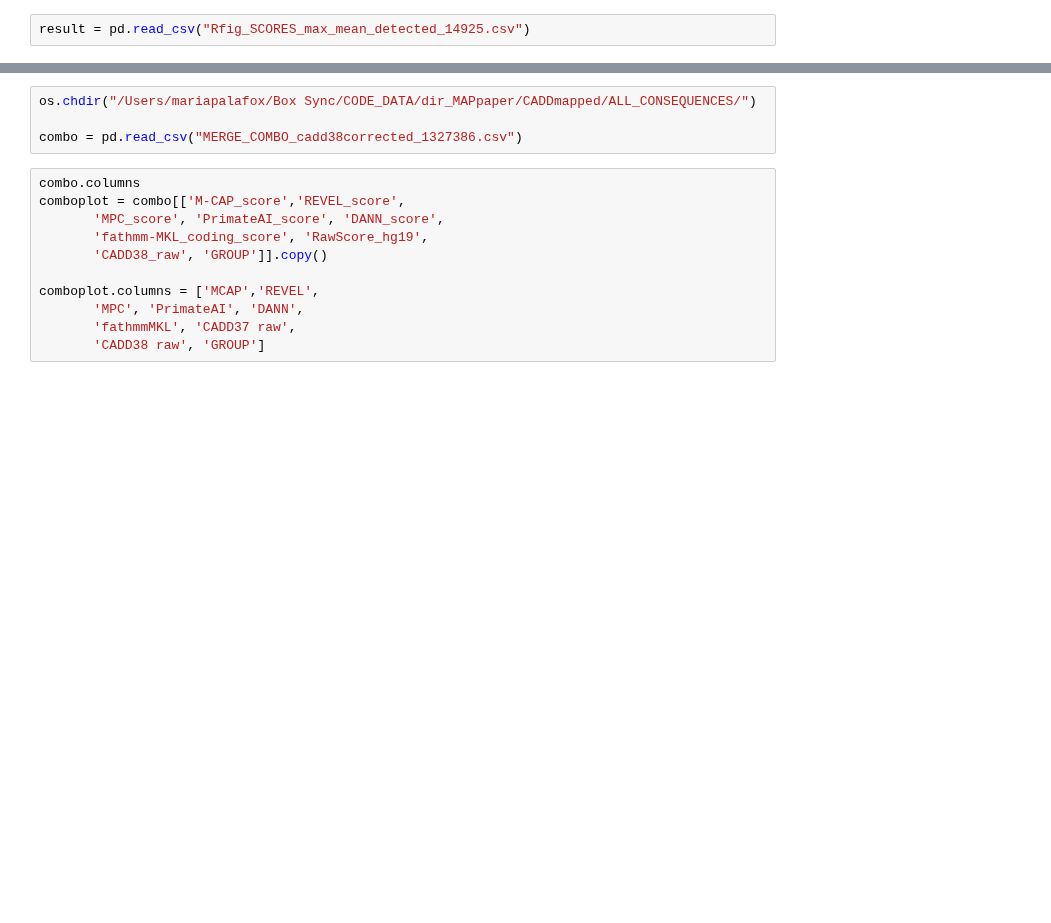
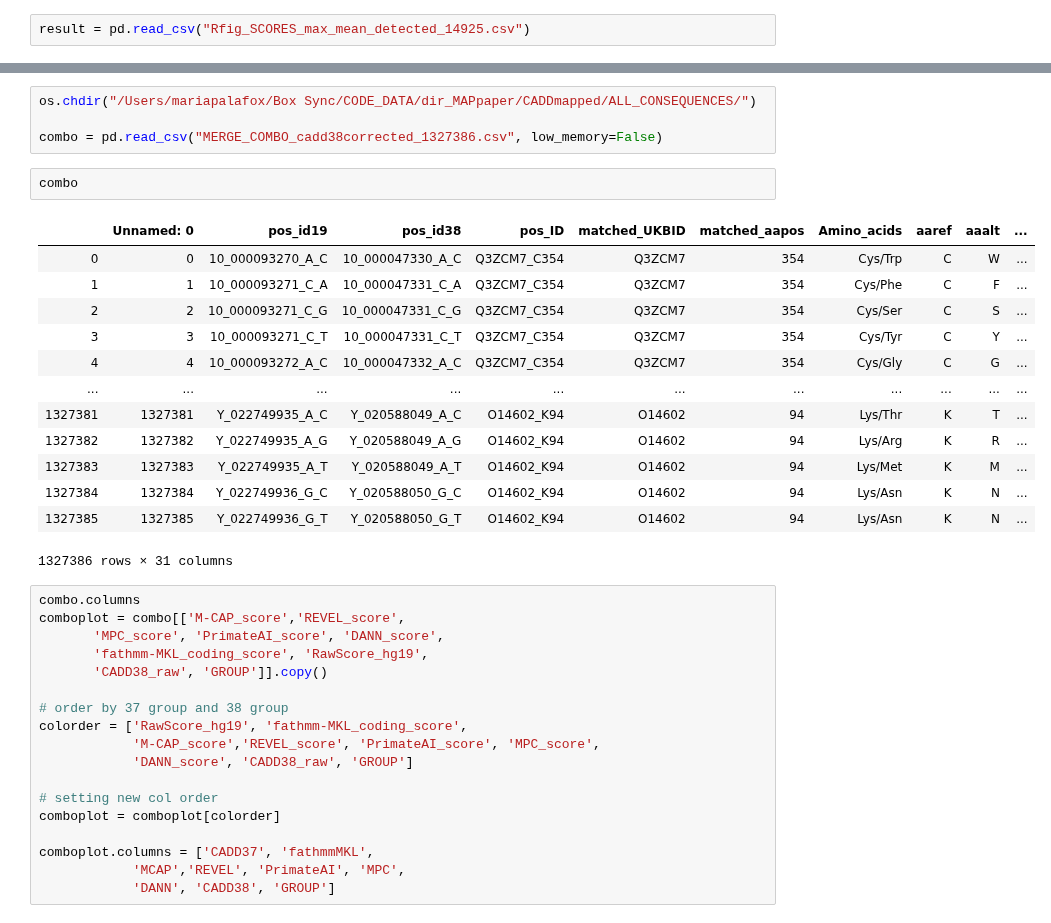
Before and after one commit to Mfpfox/MAPPING, a Jupyter notebook: Rfig_file_filter.ipynb, the cells around one changed output, grey strips where cells are left out. Saved outputs shown, nothing was run; the diff lists cells and outputs as text; blank space fills up the shorter version.

```diff
--- a/Rfig_file_filter.ipynb
+++ b/Rfig_file_filter.ipynb
@@ -1020,7 +1124,23 @@ meanresult.columns = ['MCAP mean','REVEL mean',
 # %%
 os.chdir("/Users/mariapalafox/Box Sync/CODE_DATA/dir_MAPpaper/CADDmapped/ALL_CONSEQUENCES/")
 
-combo = pd.read_csv("MERGE_COMBO_cadd38corrected_1327386.csv")
+combo = pd.read_csv("MERGE_COMBO_cadd38corrected_1327386.csv", low_memory=False)
+# %%
+combo
+# %% [output]
+|  | Unnamed: 0 | pos_id19 | pos_id38 | pos_ID | matched_UKBID | matched_aapos | Amino_acids | aaref | aaalt | ... |
+| 0 | 0 | 10_000093270_A_C | 10_000047330_A_C | Q3ZCM7_C354 | Q3ZCM7 | 354 | Cys/Trp | C | W | ... |
+| 1 | 1 | 10_000093271_C_A | 10_000047331_C_A | Q3ZCM7_C354 | Q3ZCM7 | 354 | Cys/Phe | C | F | ... |
+| 2 | 2 | 10_000093271_C_G | 10_000047331_C_G | Q3ZCM7_C354 | Q3ZCM7 | 354 | Cys/Ser | C | S | ... |
+| 3 | 3 | 10_000093271_C_T | 10_000047331_C_T | Q3ZCM7_C354 | Q3ZCM7 | 354 | Cys/Tyr | C | Y | ... |
+| 4 | 4 | 10_000093272_A_C | 10_000047332_A_C | Q3ZCM7_C354 | Q3ZCM7 | 354 | Cys/Gly | C | G | ... |
+| ... | ... | ... | ... | ... | ... | ... | ... | ... | ... | ... |
+| 1327381 | 1327381 | Y_022749935_A_C | Y_020588049_A_C | O14602_K94 | O14602 | 94 | Lys/Thr | K | T | ... |
+| 1327382 | 1327382 | Y_022749935_A_G | Y_020588049_A_G | O14602_K94 | O14602 | 94 | Lys/Arg | K | R | ... |
+| 1327383 | 1327383 | Y_022749935_A_T | Y_020588049_A_T | O14602_K94 | O14602 | 94 | Lys/Met | K | M | ... |
+| 1327384 | 1327384 | Y_022749936_G_C | Y_020588050_G_C | O14602_K94 | O14602 | 94 | Lys/Asn | K | N | ... |
+| 1327385 | 1327385 | Y_022749936_G_T | Y_020588050_G_T | O14602_K94 | O14602 | 94 | Lys/Asn | K | N | ... |
+1327386 rows × 31 columns
 # %%
 combo.columns
 comboplot = combo[['M-CAP_score','REVEL_score',
@@ -1028,8 +1148,15 @@ comboplot = combo[['M-CAP_score','REVEL_score',
        'fathmm-MKL_coding_score', 'RawScore_hg19',
        'CADD38_raw', 'GROUP']].copy()
 
-comboplot.columns = ['MCAP','REVEL',
-       'MPC', 'PrimateAI', 'DANN',
-       'fathmmMKL', 'CADD37 raw',
-       'CADD38 raw', 'GROUP']
+# order by 37 group and 38 group
+colorder = ['RawScore_hg19', 'fathmm-MKL_coding_score',
+            'M-CAP_score','REVEL_score', 'PrimateAI_score', 'MPC_score',
+            'DANN_score', 'CADD38_raw', 'GROUP']
+
+# setting new col order
+comboplot = comboplot[colorder]
+
+comboplot.columns = ['CADD37', 'fathmmMKL',
+            'MCAP','REVEL', 'PrimateAI', 'MPC',
+            'DANN', 'CADD38', 'GROUP']
 # %%
```
Also changed, not shown: parts of 16 cells of this notebook, 1 other file.
